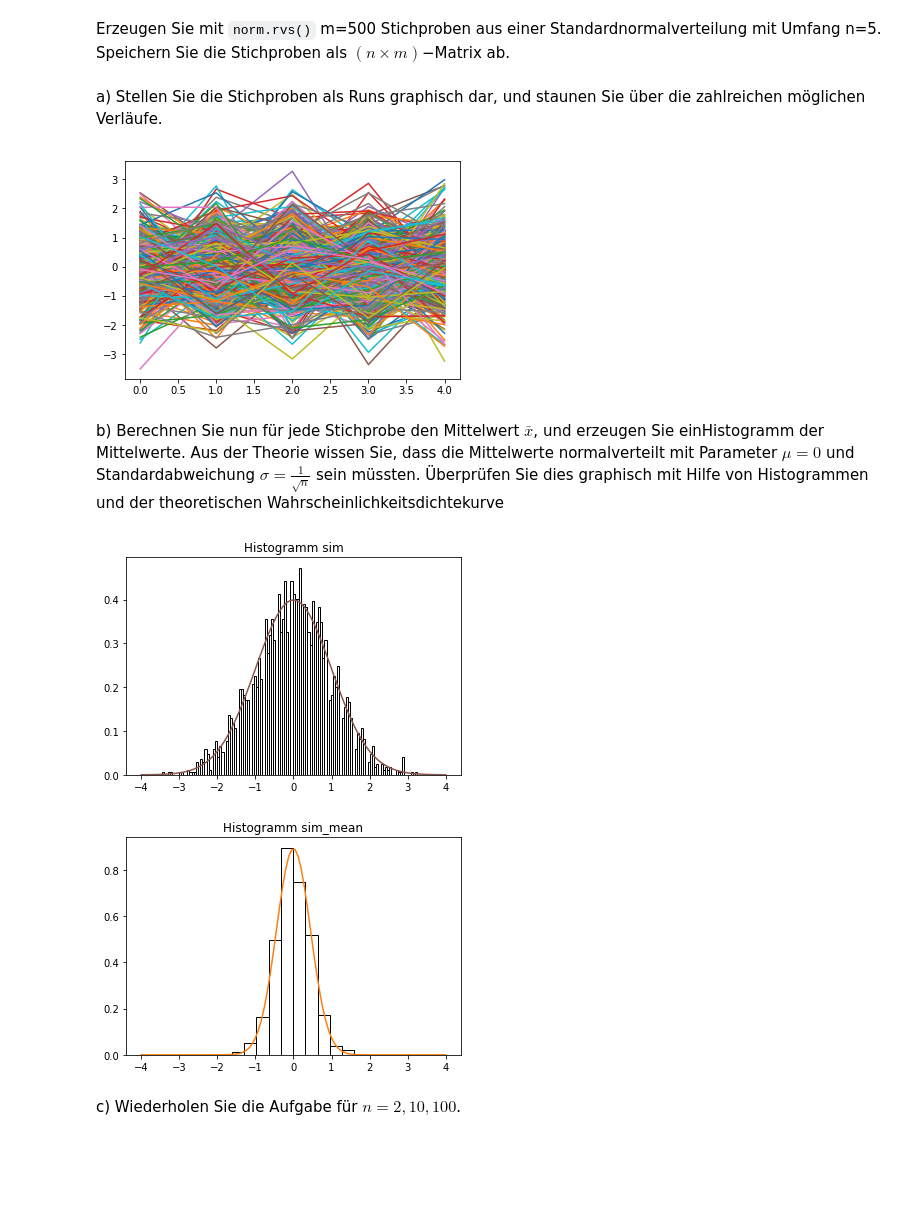
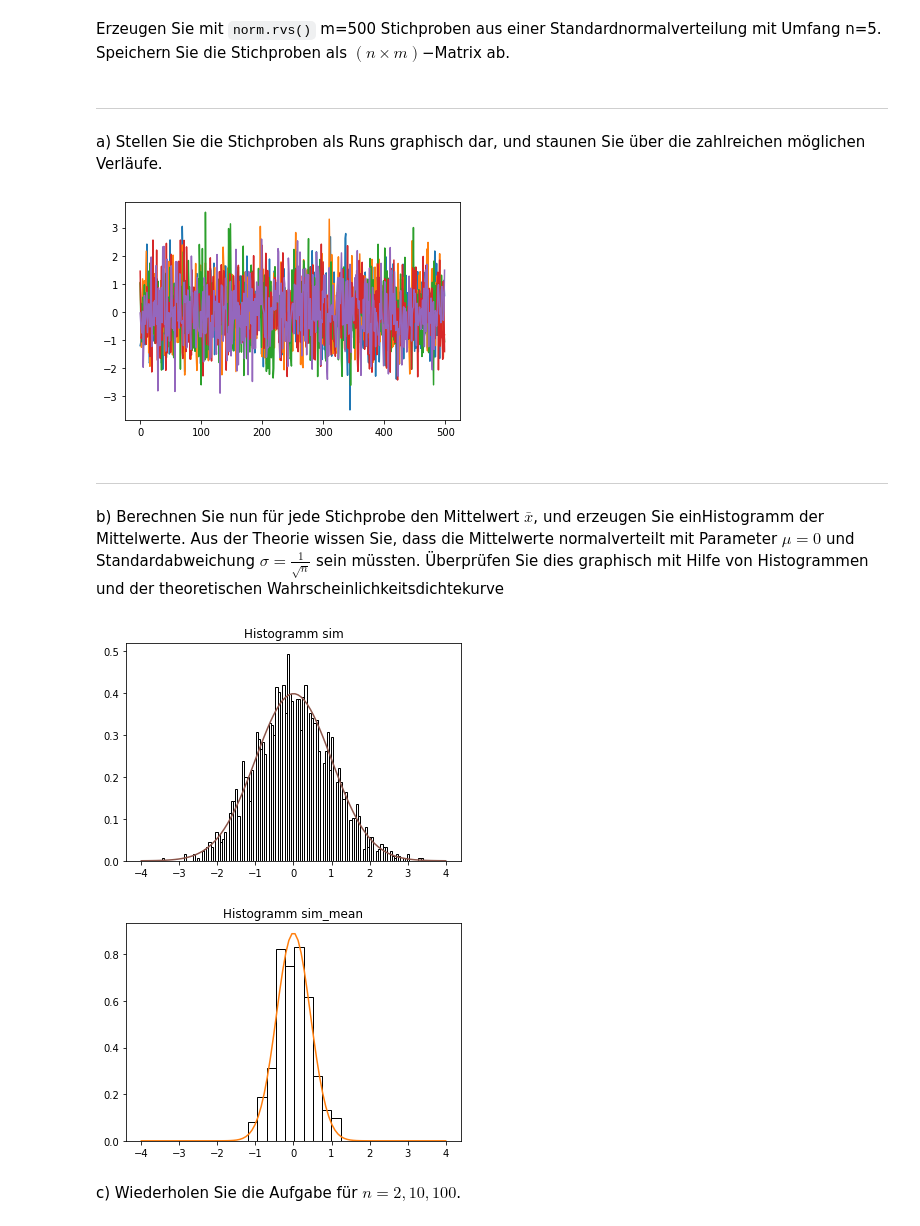
Before and after one commit to randombenj/hslu-statistics, a Jupyter notebook: sw04/exercise-4.2.ipynb, the cells around one changed output. Saved outputs shown, nothing was run; the diff lists cells and outputs as text; code cells hidden in the pictures; blank space fills up the shorter version.

```diff
--- a/sw04/exercise-4.2.ipynb
+++ b/sw04/exercise-4.2.ipynb
@@ -11,30 +12,39 @@ m = 500
 ran = np.array(norm.rvs(size=n*m))
 sim = ran.reshape((n,m))
 # %% [markdown]
+---
 a) Stellen Sie die Stichproben als Runs graphisch dar, und staunen Sie über die zahlreichen möglichen Verläufe.
 # %%
-plt.plot(sim)
+plt.plot(sim.T)
 plt.show()
 # %% [output]
-[figure, old version]
+[figure, new version]
 # %% [markdown]
+---
 b) Berechnen Sie nun für jede Stichprobe den Mittelwert $\bar{x}$, und erzeugen Sie einHistogramm der Mittelwerte. Aus der Theorie wissen Sie, dass die Mittelwerte normalverteilt mit Parameter $μ=0$ und Standardabweichung $σ = \frac{1}{\sqrt{n}}$ sein müssten. Überprüfen Sie dies graphisch mit Hilfe von Histogrammen und der theoretischen Wahrscheinlichkeitsdichtekurve
 # %%
-plt.hist(sim.T, bins=20, density=True, edgecolor="black",facecolor="white")
-x = np.linspace(-4, 4, num=100)
-y = norm.pdf(x)
-plt.plot(x,y)
-plt.title("Histogramm sim")
-plt.show()
-sim_mean = sim.mean(axis=0)
-plt.hist(sim_mean, density=True, edgecolor="black",facecolor="white")
-x = np.linspace(-4, 4, num=100)
-y = norm.pdf(x, loc=0, scale=1/np.sqrt(n))
-plt.plot(x,y)
-plt.title("Histogramm sim_mean")
-plt.show()
+def plt_hist(sim):
+    plt.hist(sim.T, bins=20, density=True, edgecolor="black",facecolor="white")
+    x = np.linspace(-4, 4, num=100)
+    y = norm.pdf(x)
+    plt.plot(x,y)
+    plt.title("Histogramm sim")
+    plt.show()
+
+plt_hist(sim)
+
+def plt_mean(sim):
+    sim_mean = sim.mean(axis=0)
+    plt.hist(sim_mean, density=True, edgecolor="black",facecolor="white")
+    x = np.linspace(-4, 4, num=100)
+    y = norm.pdf(x, loc=0, scale=1/np.sqrt(n))
+    plt.plot(x,y)
+    plt.title("Histogramm sim_mean")
+    plt.show()
+
+plt_mean(sim)
 # %% [output]
-[figure, old version]
+[figure, new version]
-[figure, old version]
+[figure, new version]
 # %% [markdown]
 c) Wiederholen Sie die Aufgabe für $n=2, 10, 100$.
```
Also changed, not shown: parts of 4 cells of this notebook.
